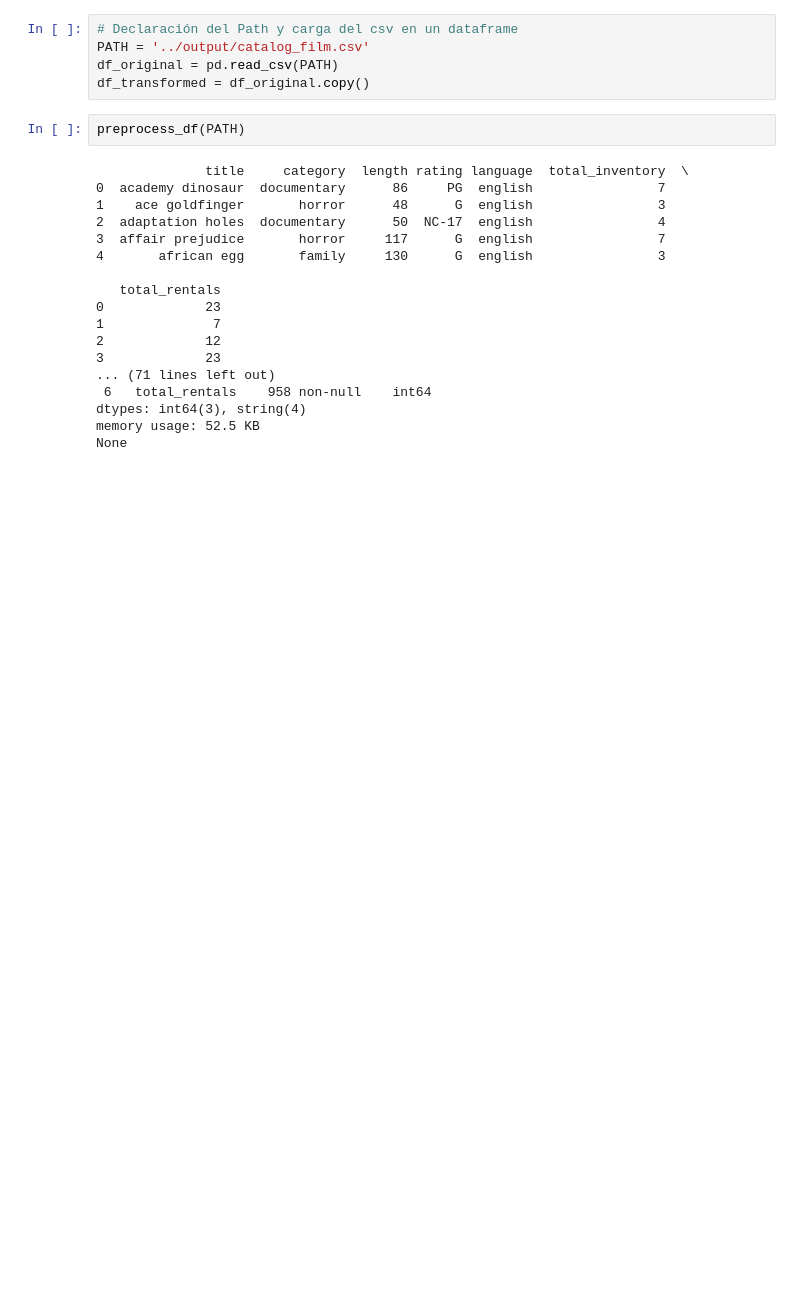
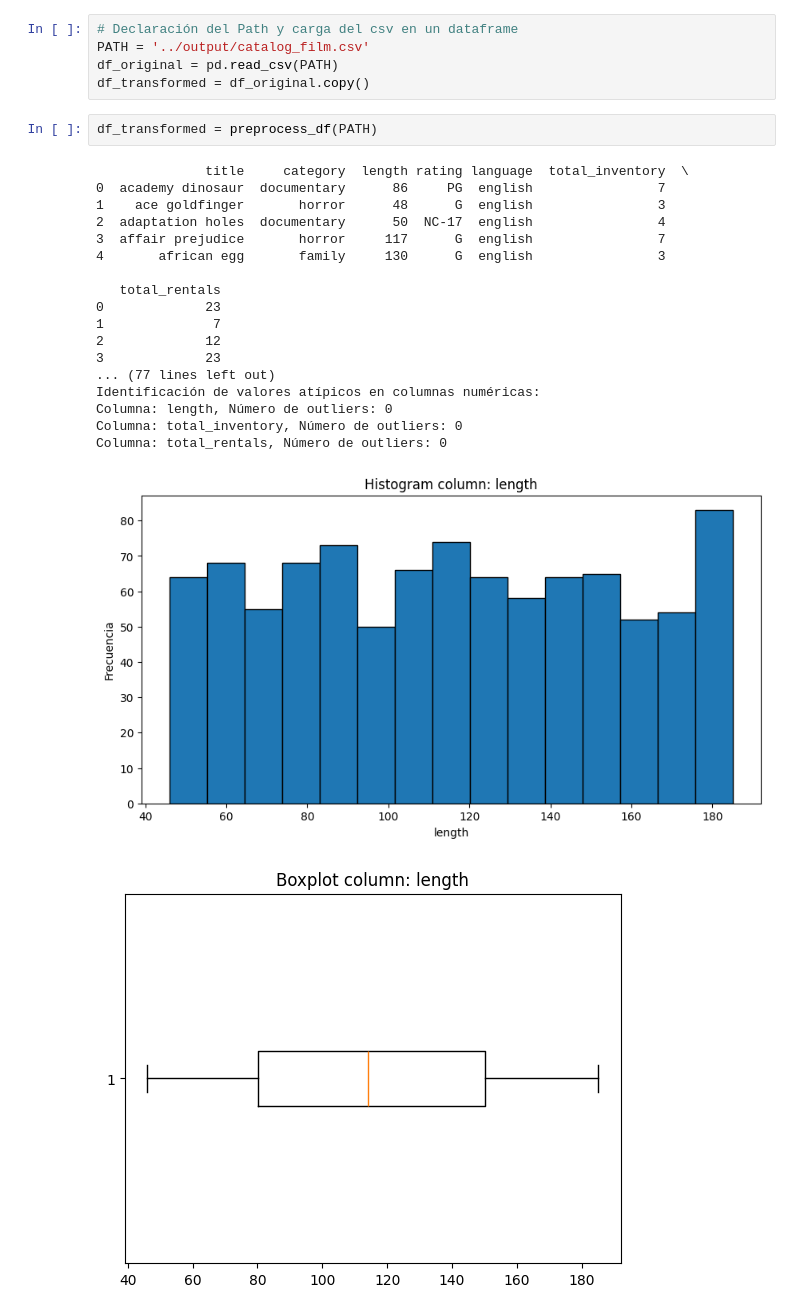
Before and after one commit to Bootcamp-DA-P2/Data-Automation-MySQL-Python-Excel-Grupo-4, a Jupyter notebook: notebooks/notebook-catalog-film.ipynb, the cells around one changed output. Saved outputs shown, nothing was run; the diff lists cells and outputs as text; blank space fills up the shorter version.

Commit message:
feat(cleaning_methods): outliers visualizer

```diff
--- a/notebooks/notebook-catalog-film.ipynb
+++ b/notebooks/notebook-catalog-film.ipynb
@@ -16,22 +16,24 @@ PATH = '../output/catalog_film.csv'
 df_original = pd.read_csv(PATH)
 df_transformed = df_original.copy()
 # %%
-preprocess_df(PATH)
+df_transformed = preprocess_df(PATH)
 # %% [output]
               title     category  length rating language  total_inventory  \
 0  academy dinosaur  documentary      86     PG  english                7
 1    ace goldfinger       horror      48      G  english                3
 2  adaptation holes  documentary      50  NC-17  english                4
 3  affair prejudice       horror     117      G  english                7
 4       african egg       family     130      G  english                3
 
    total_rentals
 0             23
 1              7
 2             12
 3             23
-... (71 lines left out)
- 6   total_rentals    958 non-null    int64
-dtypes: int64(3), string(4)
-memory usage: 52.5 KB
-None
+... (77 lines left out)
+Identificación de valores atípicos en columnas numéricas:
+Columna: length, Número de outliers: 0
+Columna: total_inventory, Número de outliers: 0
+Columna: total_rentals, Número de outliers: 0
+[figure, added]
+[figure, added]
```
Also changed, not shown: parts of 3 cells of this notebook, 1 other file.
